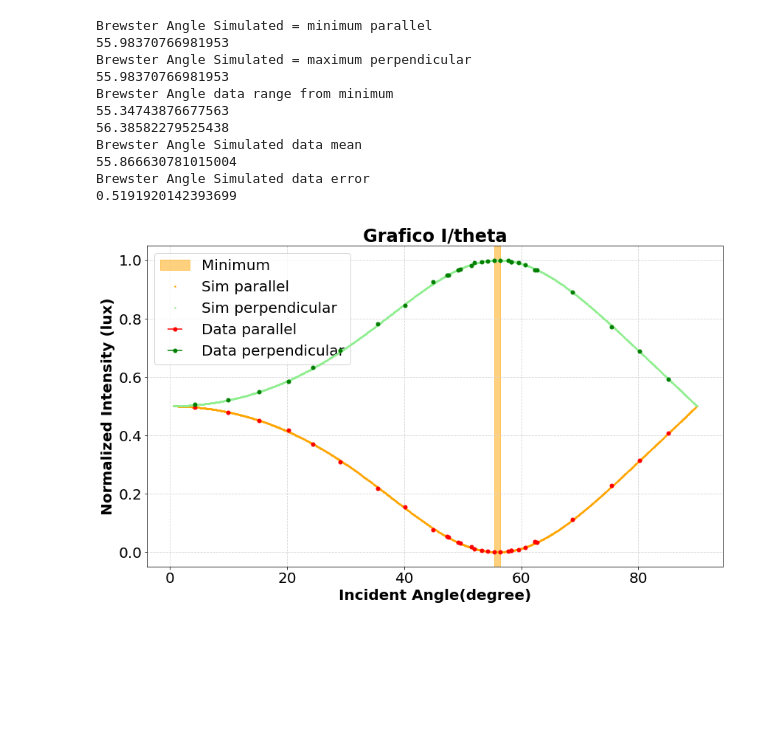
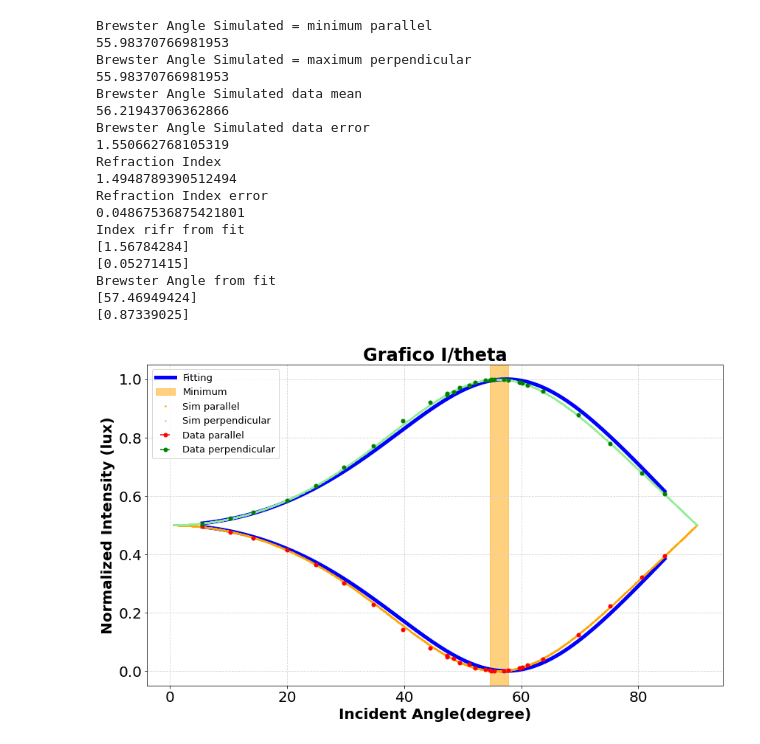
Before and after one commit to alessandramontalbano/Ottica_Brewster_Angle, a Jupyter notebook: code/Simulazione fit_Brewster_Angle.ipynb, the cells around one changed output. Saved outputs shown, nothing was run; the diff lists cells and outputs as text; code cells hidden in the pictures; blank space fills up the shorter version.

```diff
--- a/code/Simulazione fit_Brewster_Angle.ipynb
+++ b/code/Simulazione fit_Brewster_Angle.ipynb
@@ -23,6 +23,7 @@ def findMinWithRange(xdata,Idata,error):
 
 import numpy as np
 import matplotlib.pyplot as plt
+import scipy.optimize
 
 #indice di rifrazione simulato
 n = 1.48
@@ -37,9 +38,9 @@ def simulation(thetai, thetat):
   return (np.tan(thetai-thetat)**2/np.tan(thetai+thetat)**2)
 def simulationPerpendicular(thetai, thetat):
   return (np.sin(thetai-thetat)**2/np.sin(thetai+thetat)**2)
+def fitting(thetai, indexrifr):
+  return (np.tan(thetai-np.arcsin(np.sin(thetai)/indexrifr))**2/np.tan(thetai+np.arcsin(np.sin(thetai)/indexrifr))**2)
 
-def minimum():
-  return 1/(1+np.tan)
 thetai = np.linspace(0.01,np.pi/2,1000)
 thetat = np.arcsin(np.sin(thetai)/n)
 
@@ -62,7 +63,7 @@ thetatsimulated = np.arcsin(np.sin(thetaisimulated)/n)
 thetaisimulated = thetaisimulated+np.random.normal(0,0.5/180*np.pi,len(thetaisimulated))
 thetatsimulated = thetatsimulated+np.random.normal(0,0.5/180*np.pi,len(thetaisimulated))
 
-Idata = simulation(thetaisimulated,thetatsimulated)
+Idatasimulated = Idata = simulation(thetaisimulated,thetatsimulated)
 Idata2 = simulationPerpendicular(thetaisimulated,thetatsimulated)
 Idatatot = Idata+Idata2
 
@@ -78,50 +79,81 @@ print(thetai[max]*360/2/np.pi)
 
 minimum = findMinWithRange(thetaisimulated,Idata,30)
 
-print('Brewster Angle data range from minimum')
-print(thetaisimulated[minimum[0]]*180/np.pi)
-print(thetaisimulated[minimum[1]]*180/np.pi)
+print('Brewster Angle Simulated data mean')
+BrewsterDataAngle = (thetaisimulated[minimum[0]]+thetaisimulated[minimum[1]])*90/np.pi
+print(BrewsterDataAngle)
+print('Brewster Angle Simulated data error')
+BrewsterDataAngleErr = np.abs(thetaisimulated[minimum[0]]-thetaisimulated[minimum[1]])*90/np.pi
+print(BrewsterDataAngleErr)
+print('Refraction Index')
+print(np.tan(BrewsterDataAngle/180*np.pi))
+print('Refraction Index error')
+print(1/np.cos(BrewsterDataAngle/180*np.pi)*BrewsterDataAngleErr/180*np.pi)
 
-print('Brewster Angle Simulated data mean')
-print((thetaisimulated[minimum[0]]+thetaisimulated[minimum[1]])*90/np.pi)
-print('Brewster Angle Simulated data error')
-print(np.abs(thetaisimulated[minimum[0]]-thetaisimulated[minimum[1]])*90/np.pi)
+#fitting
+
+popt, pcov = scipy.optimize.curve_fit(fitting, thetaisimulated, Idatasimulated, p0 = np.array([n]))
+indexrifr_err = np.sqrt(np.diag(pcov))
+indexrifr = popt
+
+print('Index rifr from fit')
+print(indexrifr)
+print(indexrifr_err)
+print('Brewster Angle from fit')
+print(np.arctan(indexrifr)*180/np.pi)
+print(1/(1+indexrifr**2)*indexrifr_err*180/np.pi)
+
+x = np.linspace(np.min(thetaisimulated),np.max(thetaisimulated),1000)
+x1 = np.arcsin(np.sin(x)/indexrifr)
+Idatafit = simulation(x,x1)
+Idatafitperpendicular = simulationPerpendicular(x,x1)
+y = Idatafit/(Idatafit+Idatafitperpendicular)
+
 
 fig = plt.figure(figsize=(14,8))
 plt.rcParams.update({'font.size': 20})
 ax = fig.gca()
 plt.title("Grafico I/theta",fontweight="bold")
 plt.xlabel("Incident Angle(degree)",fontweight="bold")
 plt.ylabel("Normalized Intensity (lux)",fontweight="bold")
 
 plt.grid(color='lightgray',linestyle="--",zorder=0)
+plt.plot(x*180/np.pi,y,color='blue', label='Fitting', linewidth=5)
+plt.plot(x*180/np.pi,Idatafitperpendicular/(Idatafit+Idatafitperpendicular),color='blue', linewidth=5)
 plt.errorbar(thetai*360/np.pi/2,Isimulated, fmt='o', markersize = 1.5, zorder=5, color = "orange", label = "Sim parallel")
 plt.errorbar(thetai*360/np.pi/2,Isimulated2, fmt='o', markersize = 1.5, zorder=5, color = "lightgreen", label = "Sim perpendicular")
 
 plt.errorbar(thetaisimulated*360/np.pi/2,Idata,xerr=(0.5/180*np.pi), fmt='o', markersize = 5, zorder=5, color = "red", label = "Data parallel")
 plt.errorbar(thetaisimulated*360/np.pi/2,Idata2,xerr=(0.5/180*np.pi), fmt='o', markersize = 5, zorder=5, color = "green", label = "Data perpendicular")
 #plt.errorbar(thetai*360/np.pi/2,Itot, fmt='o', markersize = 5, zorder=5, color = "red", label = "Simulated set")
 plt.axvspan(thetaisimulated[minimum[0]]*180/np.pi,thetaisimulated[minimum[1]]*180/np.pi, alpha=0.5,color='orange',label='Minimum')
 
 #plt.plot(thetai*360/np.pi/2,Isimulated, color="red",zorder=1, label = "Simulated Curve")
 #plt.plot(IFit,xFit, color="orange",zorder=1, label = "Simulated Fit")
-plt.legend(loc="upper left")
+plt.legend(loc="upper left",prop={'size': 13})
 plt.grid(color='lightgray',linestyle="--",zorder=0)
 plt.show()
 #fig.savefig(f'GraficoMIParte1.pdf',dpi = 300)
 # %% [output]
 Brewster Angle Simulated = minimum parallel
 55.98370766981953
 Brewster Angle Simulated = maximum perpendicular
 55.98370766981953
-Brewster Angle data range from minimum
-55.34743876677563
-56.38582279525438
 Brewster Angle Simulated data mean
-55.866630781015004
+56.21943706362866
 Brewster Angle Simulated data error
-0.5191920142393699
+1.550662768105319
+Refraction Index
+1.4948789390512494
+Refraction Index error
+0.04867536875421801
+Index rifr from fit
+[1.56784284]
+[0.05271415]
+Brewster Angle from fit
+[57.46949424]
+[0.87339025]
-[figure, old version]
+[figure, new version]
 # %%
 #ANALISI
 
```
Also changed, not shown: parts of 1 cell of this notebook.
